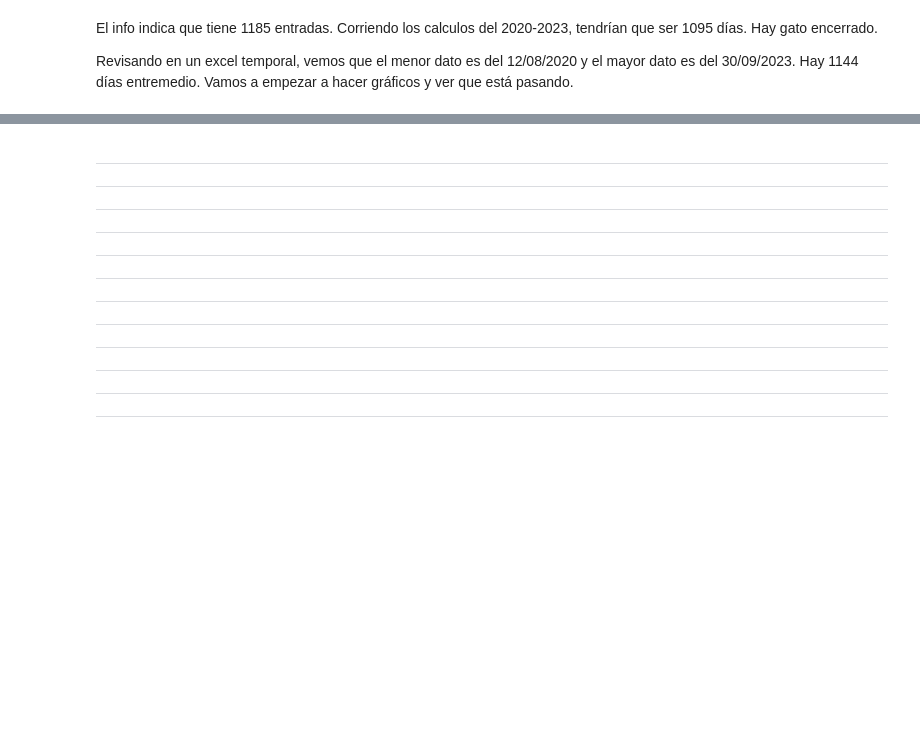
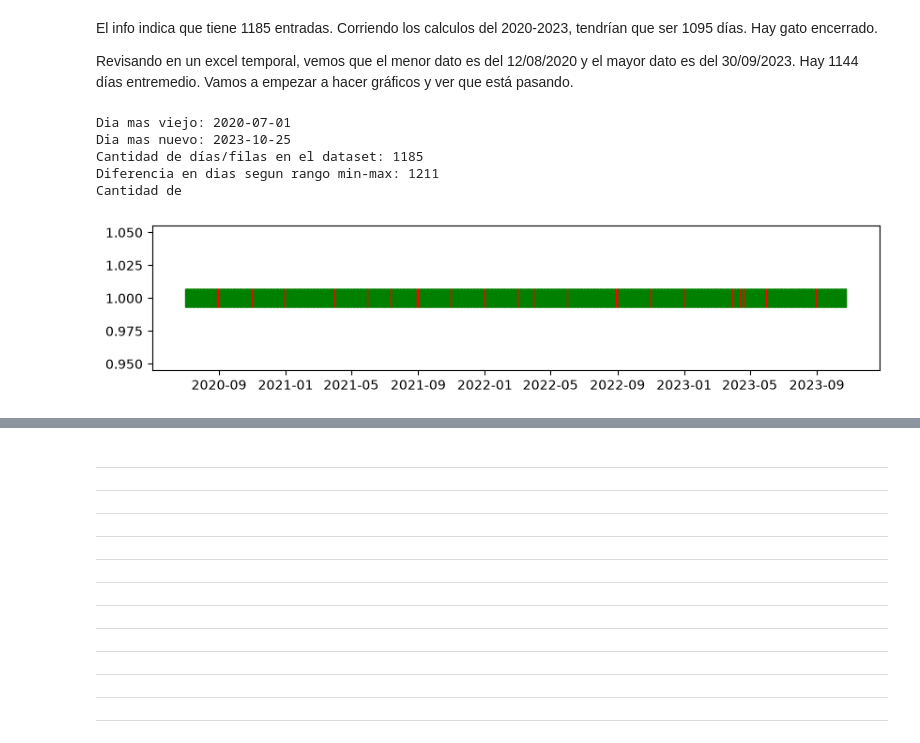
Before and after one commit to Marcjun/Cerveceria-LabDatosII, a Jupyter notebook: notebooks/eda.ipynb, the cells around one changed output, grey strips where cells are left out. Saved outputs shown, nothing was run; the diff lists cells and outputs as text; code cells hidden in the pictures; blank space fills up the shorter version.

```diff
--- a/notebooks/eda.ipynb
+++ b/notebooks/eda.ipynb
@@ -446,3 +447,32 @@ El info indica que tiene 1185 entradas. Corriendo los calculos del 2020-2023, te
 
 Revisando en un excel temporal, vemos que el menor dato es del 12/08/2020 y el mayor dato es del 30/09/2023. Hay 1144 días entremedio.
 Vamos a empezar a hacer gráficos y ver que está pasando.
+# %%
+print("Dia mas viejo:", df_unido["DIA"].min().date())
+print("Dia mas nuevo:", df_unido["DIA"].max().date())
+tot_dias = df_unido["DIA"].nunique()
+print("Cantidad de días/filas en el dataset:", tot_dias)
+
+diferencia = df_unido["DIA"].max() - df_unido["DIA"].min()
+print("Diferencia en dias segun rango min-max:", diferencia.days)
+print("Cantidad de ")
+# %% [output]
+Dia mas viejo: 2020-07-01
+Dia mas nuevo: 2023-10-25
+Cantidad de días/filas en el dataset: 1185
+Diferencia en dias segun rango min-max: 1211
+Cantidad de
+# %%
+rango = pd.date_range(start=df_unido['DIA'].min(), end=df_unido['DIA'].max(), freq='D')
+
+# 3. Ver cuáles faltan
+faltantes = rango.difference(df_unido['DIA'].dt.normalize())
+
+# 4. Graficar de forma simple
+plt.figure(figsize=(10, 2))
+plt.plot(df_unido['DIA'], [1] * len(df_unido), '|', color='green', markersize=15, label='Días con datos')
+plt.plot(faltantes, [1] * len(faltantes), '|', color='red', markersize=15, label='Días faltantes')
+
+plt.show()
+# %% [output]
+[figure, added]
```
Also changed, not shown: parts of 2 cells of this notebook.
